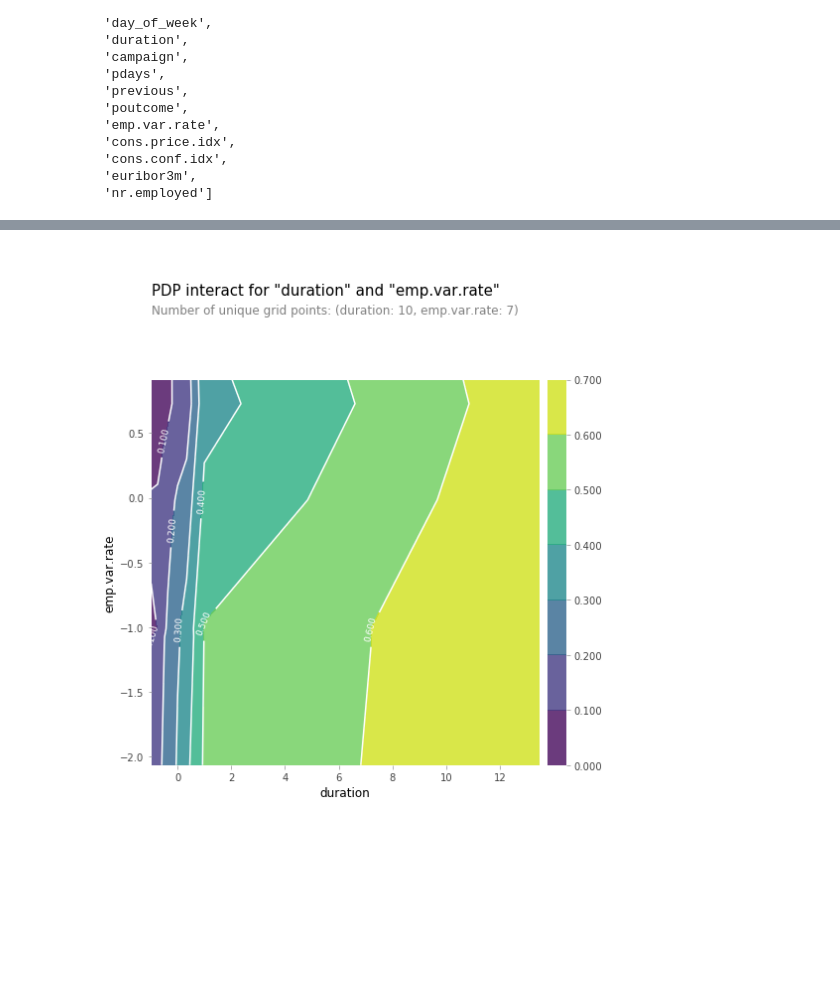
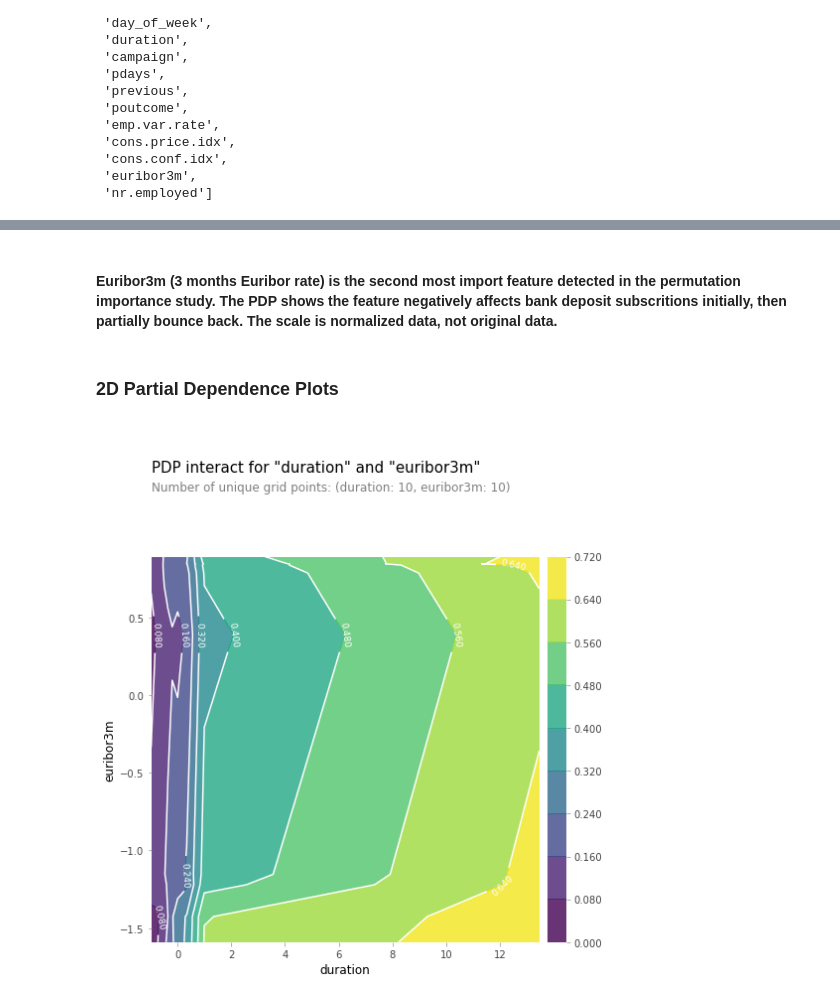
Before and after one commit to Jun-depo/Bank-deposit-subscription, a Jupyter notebook: Bank deposit--unbalanced-data-one-hot-encoder-RF-Wt_Balanced-feat-importance.ipynb, the cells around one changed output, grey strips where cells are left out. Drawn from its saved outputs; the diff is of its cells as text; code cells hidden in the pictures; blank space fills up the shorter version.

Commit message:
update feature importance notebooks

```diff
--- a/Bank deposit--unbalanced-data-one-hot-encoder-RF-Wt_Balanced-feat-importance.ipynb
+++ b/Bank deposit--unbalanced-data-one-hot-encoder-RF-Wt_Balanced-feat-importance.ipynb
@@ -140,5 +114,2 @@ Pipeline(steps=[('columntransformer',
 # %%
-clf_rf3 = make_pipeline(
-    one_hot_encoder, RandomForestClassifier(n_estimators=30, min_samples_leaf=1, class_weight='balanced')
-)
-clf_rf3.fit(X_train, y_train)
+clf_rf3 = RandomForestClassifier(n_estimators=30, min_samples_leaf=1, class_weight='balanced').fit(X_train, y_train)
@@ -155,5 +116,2 @@ Pipeline(steps=[('columntransformer',
 # %%
-clf_rf4 = make_pipeline(
-    one_hot_encoder, RandomForestClassifier(n_estimators=10, min_samples_leaf=3, class_weight='balanced')
-)
-clf_rf4.fit(X_train, y_train)
+clf_rf4 = RandomForestClassifier(n_estimators=10, min_samples_leaf=3, class_weight='balanced').fit(X_train, y_train)
@@ -170,5 +118,2 @@ Pipeline(steps=[('columntransformer',
 # %%
-clf_rf5 = make_pipeline(
-    one_hot_encoder, RandomForestClassifier(n_estimators=10, min_samples_leaf=6, class_weight='balanced')
-)
-clf_rf5.fit(X_train, y_train)
+clf_rf5 = RandomForestClassifier(n_estimators=10, min_samples_leaf=6, class_weight='balanced').fit(X_train, y_train)
@@ -185,5 +120,2 @@ Pipeline(steps=[('columntransformer',
 # %%
-clf_rf6 = make_pipeline(
-    one_hot_encoder, RandomForestClassifier(n_estimators=20, min_samples_leaf=3, class_weight='balanced')
-)
-clf_rf6.fit(X_train, y_train)
+clf_rf6 = RandomForestClassifier(n_estimators=20, min_samples_leaf=3, class_weight='balanced').fit(X_train, y_train)
@@ -426,8 +333,13 @@ plt.show()
+# %% [markdown]
+#### Euribor3m (3 months Euribor rate) is the second most import feature detected in the permutation importance study. The PDP shows the feature negatively affects bank deposit subscritions initially, then partially bounce back. The scale is normalized data, not original data.
+# %% [markdown]
+### 2D Partial Dependence Plots
 # %%
-features_to_plot = ['duration', 'emp.var.rate']
-inter1  =  pdp.pdp_interact(model=clf_rf6, dataset=X_test, model_features=feature_names, features=features_to_plot)
+plot_features = ['duration', 'euribor3m']
+inter1  =  pdp.pdp_interact(model=clf_rf6, dataset=X_test, model_features=feature_names, features=plot_features)
 
-pdp.pdp_interact_plot(pdp_interact_out=inter1, feature_names=features_to_plot, plot_type='contour')
+pdp.pdp_interact_plot(pdp_interact_out=inter1, feature_names=plot_features, plot_type='contour')
+plt.savefig("PDP2D_Duration_Euribor3m.png", dpi=300)
 plt.show()
 # %% [output]
-[figure, old version]
+[figure, new version]
```
Also changed, not shown: parts of 30 cells of this notebook, 4 other files.
